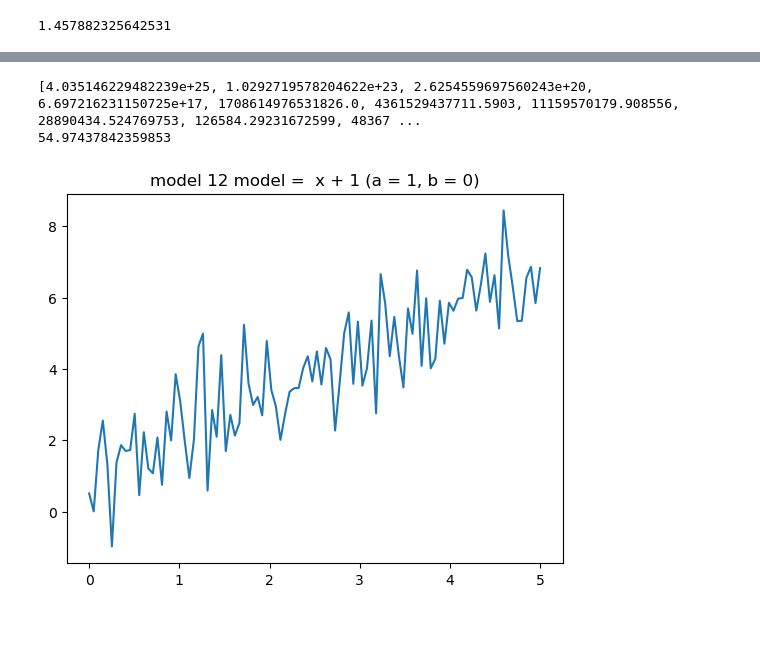
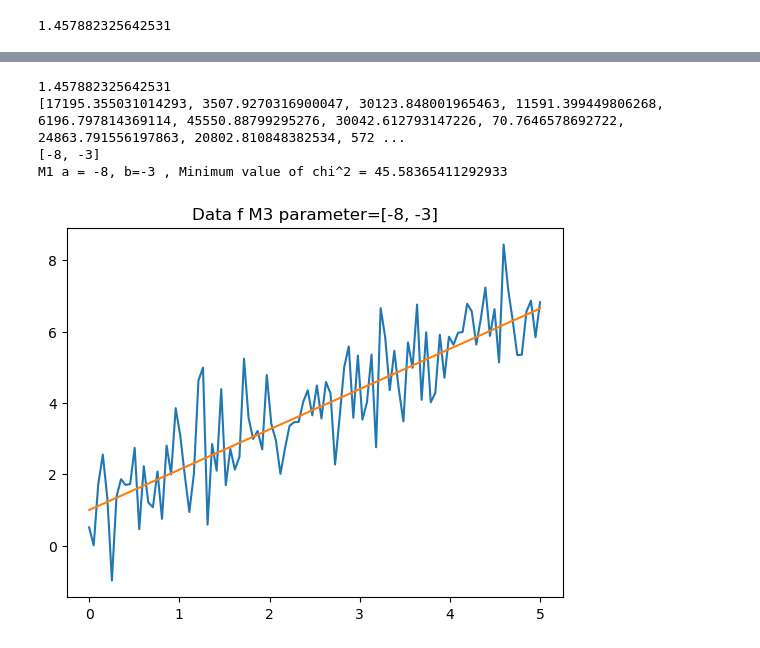
Before and after one commit to mmingyeong/2023-2_AstroStatistics_HW, a Jupyter notebook: HW4/class.ipynb, the cells around one changed output, grey strips where cells are left out. Saved outputs shown, nothing was run; the diff lists cells and outputs as text; code cells hidden in the pictures.

```diff
--- a/HW4/class.ipynb
+++ b/HW4/class.ipynb
@@ -284,27 +217,0 @@ print(models)
-# %%
-#Chi_squared= []
-chis = []
-for model in models:
-    sum = 0
-    for j in range(len(models[0])):
-        Chi_squared = (data_f_y[j]-model[j])**2
-        sum = sum + Chi_squared
-
-    chi_final = sum/x_sigma**2
-    chis.append(chi_final)
-    #print(sum)
-
-print(chis)
-print(min(chis))
-#print(sums)
-# %% [output]
-[4.035146229482239e+25, 1.0292719578204622e+23, 2.6254559697560243e+20, 6.697216231150725e+17, 1708614976531826.0, 4361529437711.5903, 11159570179.908556, 28890434.524769753, 126584.29231672599, 48367 ...
-54.97437842359853
-# %%
-plt.figure()
-plt.plot(data_f_x, data_f_y)
-#plt.plot(data_f_x, models[11])
-plt.title("model 12 model =  x + 1 (a = 1, b = 0)")
-plt.show()
-# %% [output]
-[figure, removed]
@@ -310,0 +263,53 @@ plt.show()
+# %%
+
+mk_f = handling_txts("regression_data_f.txt")
+data_f_x, data_f_y, data_f_sigma_y = mk_f.rd_savetolist_abc()
+
+mk_f_cal = Cal_sample_statistic(data_f_x)
+x_sigma = mk_f_cal.StandardDeviation()
+print(x_sigma)
+
+models = []
+abc_list = []
+for a in a_list:
+    for b in b_list:
+        model = model3(a, b, data_f_x)
+        abc = [a, b]
+        abc_list.append(abc)
+        models.append(model)
+
+#Chi_squared= []
+chis = []
+for model in models:
+    sum = 0
+    for j in range(len(models[0])):
+        Chi_squared = (data_f_y[j]-model[j])**2/x_sigma**2
+        sum = sum + Chi_squared
+
+    chi_final = sum
+    chis.append(chi_final)
+    #print(sum)
+
+import math
+
+print(chis)
+chis = [x for x in chis if math.isnan(x) == False]
+
+Minimumvalueofchi2=min(chis)
+index = chis.index(Minimumvalueofchi2)
+fin_model = abc_list[index]
+print(fin_model)
+
+print(f"M1 a = {fin_model[0]}, b={fin_model[1]} , Minimum value of chi^2 = {Minimumvalueofchi2}")
+
+plt.figure()
+plt.plot(data_f_x, data_f_y, label="data")
+plt.plot(data_f_x, models[index], label="model")
+plt.title(f"Data f M3 parameter={fin_model}")
+plt.show()
+# %% [output]
+1.457882325642531
+[17195.355031014293, 3507.9270316900047, 30123.848001965463, 11591.399449806268, 6196.797814369114, 45550.88799295276, 30042.612793147226, 70.7646578692722, 24863.791556197863, 20802.810848382534, 572 ...
+[-8, -3]
+M1 a = -8, b=-3 , Minimum value of chi^2 = 45.58365411292933
+[figure, added]
```
Also changed, not shown: parts of 15 cells of this notebook, 40 other files.
